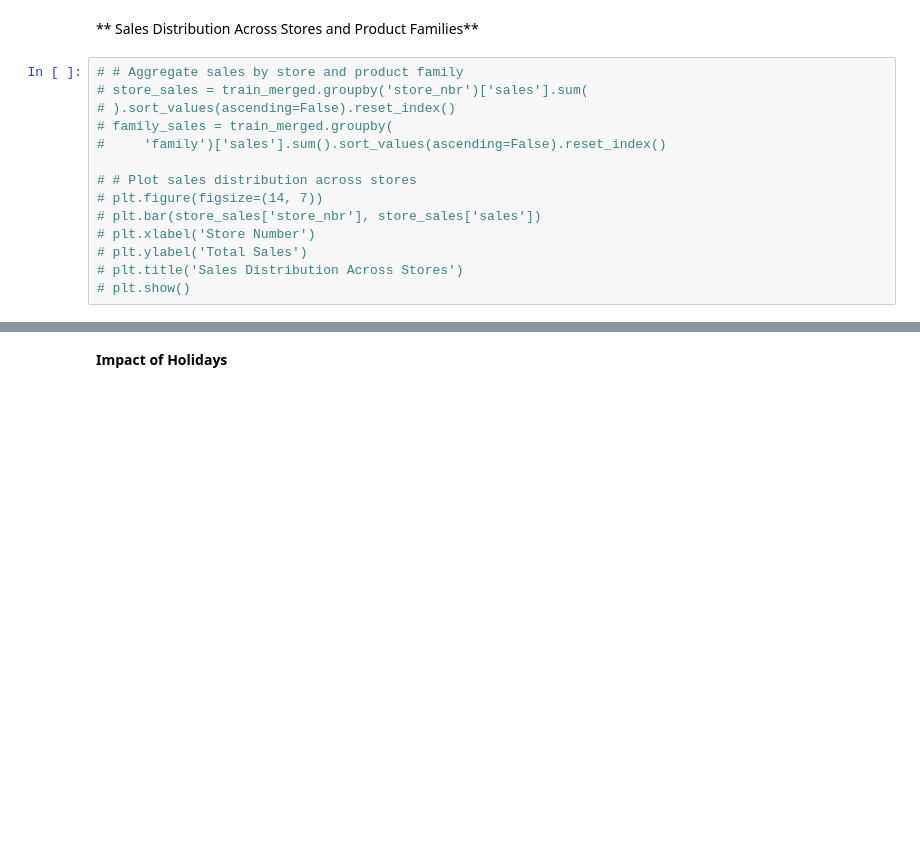
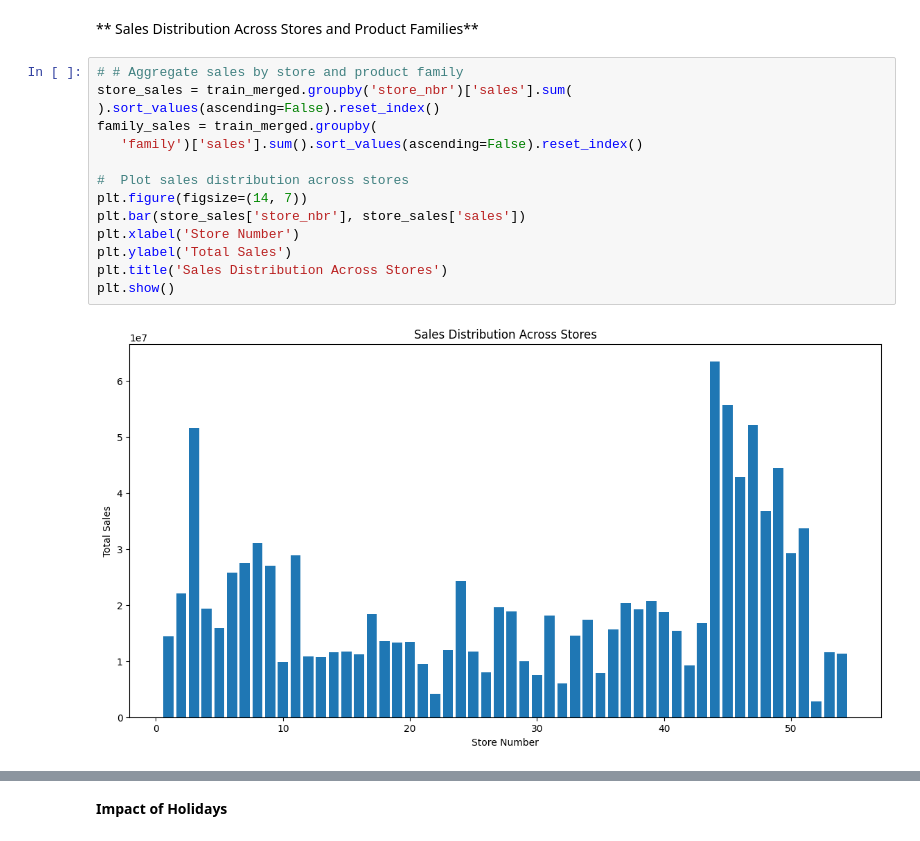
Before and after one commit to Sena-Aku-Agbotse/Time-Series-Regression, a Jupyter notebook: Notebook/main.ipynb, the cells around one changed output, grey strips where cells are left out. Cells and saved outputs as stored; diff of their text form; blank space fills up the shorter version.

```diff
--- a/Notebook/main.ipynb
+++ b/Notebook/main.ipynb
@@ -340,15 +389,17 @@ test_merged['dayofweek'] = test_merged['date'].dt.dayofweek
 ** Sales Distribution Across Stores and Product Families**
 # %%
 # # Aggregate sales by store and product family
-# store_sales = train_merged.groupby('store_nbr')['sales'].sum(
-# ).sort_values(ascending=False).reset_index()
-# family_sales = train_merged.groupby(
-#     'family')['sales'].sum().sort_values(ascending=False).reset_index()
+store_sales = train_merged.groupby('store_nbr')['sales'].sum(
+).sort_values(ascending=False).reset_index()
+family_sales = train_merged.groupby(
+   'family')['sales'].sum().sort_values(ascending=False).reset_index()
 
-# # Plot sales distribution across stores
-# plt.figure(figsize=(14, 7))
-# plt.bar(store_sales['store_nbr'], store_sales['sales'])
-# plt.xlabel('Store Number')
-# plt.ylabel('Total Sales')
-# plt.title('Sales Distribution Across Stores')
-# plt.show()
+#  Plot sales distribution across stores
+plt.figure(figsize=(14, 7))
+plt.bar(store_sales['store_nbr'], store_sales['sales'])
+plt.xlabel('Store Number')
+plt.ylabel('Total Sales')
+plt.title('Sales Distribution Across Stores')
+plt.show()
+# %% [output]
+[figure, added]
```
Also changed, not shown: parts of 93 cells of this notebook, 1 other file.
